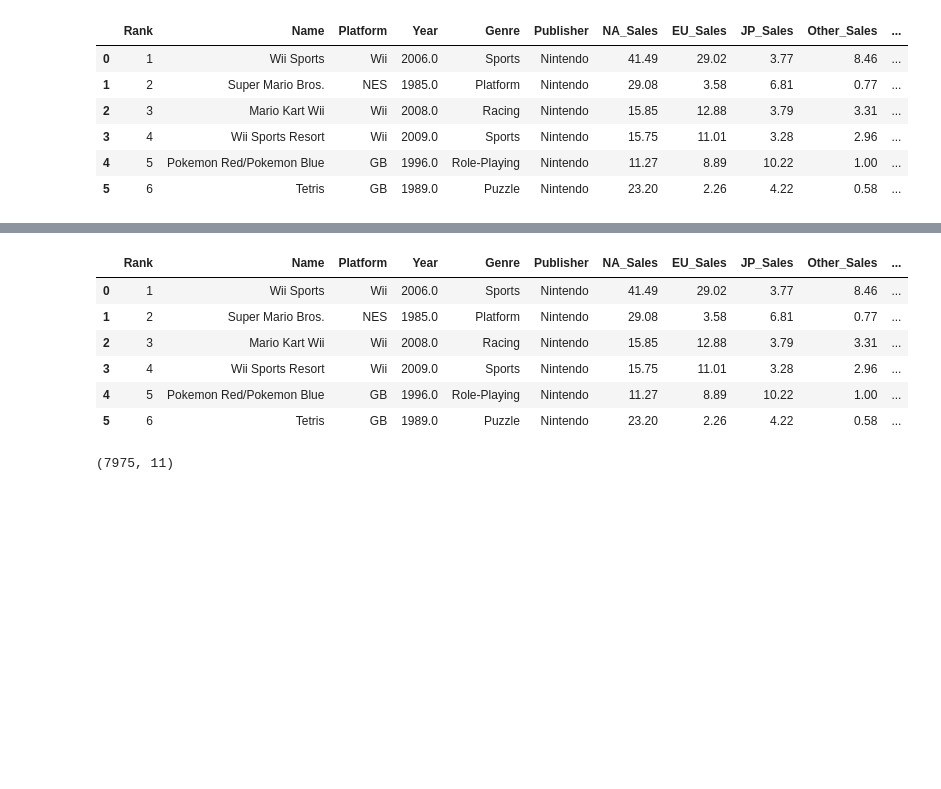
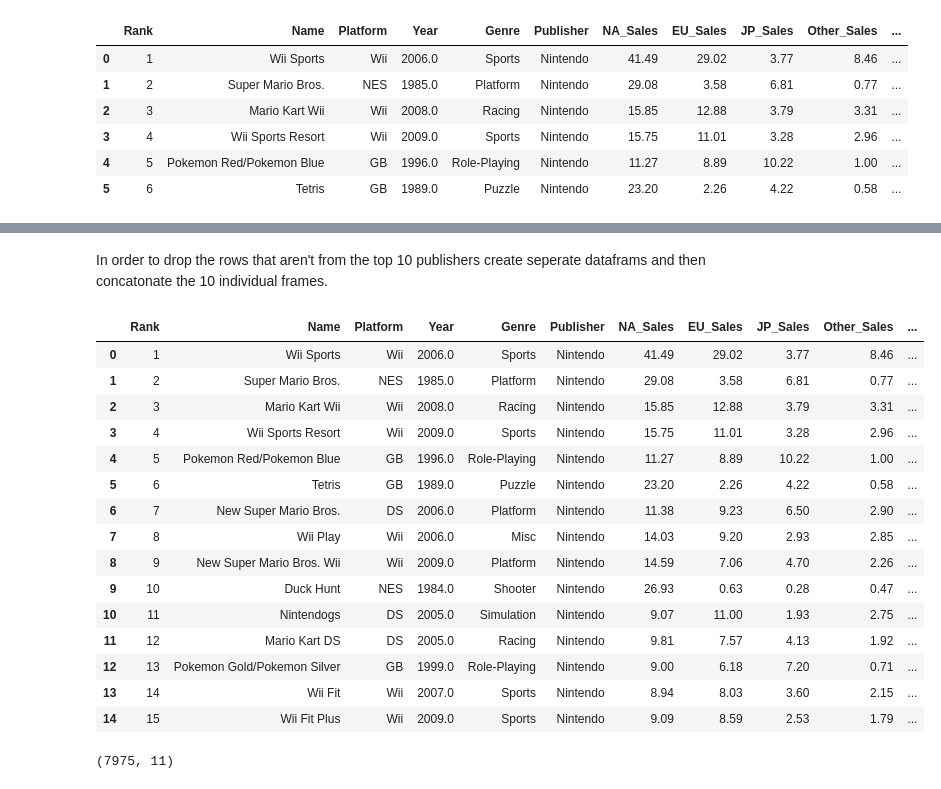
Before and after one commit to Keheira/ML-Project, a Jupyter notebook: Project.ipynb, the cells around one changed output, grey strips where cells are left out. Drawn from its saved outputs; the diff is of its cells as text; code cells hidden in the pictures; blank space fills up the shorter version.

```diff
--- a/Project.ipynb
+++ b/Project.ipynb
@@ -83,26 +96,36 @@ Name: Publisher, Length: 564, dtype: int64
+# %% [markdown]
+In order to drop the rows that aren't from the top 10 publishers create seperate dataframs and then concatonate the 10 individual frames.
 # %%
-#drop all rows that aren't in the top 10
 dfP1 = df[df.Publisher == 'Electronic Arts']
 dfP2 = df[df.Publisher == 'Activision']
 dfP3 = df[df.Publisher == 'Ubisoft']
 dfP4 = df[df.Publisher == 'Namco Bandai Games']
 dfP5 = df[df.Publisher == 'Konami Digital Entertainment']
 dfP6 = df[df.Publisher == 'THQ']
 dfP7 = df[df.Publisher == 'Nintendo']
 dfP8 = df[df.Publisher == 'Sony Computer Entertainment']
 dfP9 = df[df.Publisher == 'Sega']
 dfP10 = df[df.Publisher == 'Take-Two Interactive']
 df = pd.concat([dfP1,dfP2,dfP3,dfP4,dfP5,dfP6,dfP7,dfP8,dfP9,dfP10])
 df = df.sort_values('Rank',ascending=True)
-df.head(6)
+df.head(15)
 # %% [output]
 |  | Rank | Name | Platform | Year | Genre | Publisher | NA_Sales | EU_Sales | JP_Sales | Other_Sales | ... |
 | 0 | 1 | Wii Sports | Wii | 2006.0 | Sports | Nintendo | 41.49 | 29.02 | 3.77 | 8.46 | ... |
 | 1 | 2 | Super Mario Bros. | NES | 1985.0 | Platform | Nintendo | 29.08 | 3.58 | 6.81 | 0.77 | ... |
 | 2 | 3 | Mario Kart Wii | Wii | 2008.0 | Racing | Nintendo | 15.85 | 12.88 | 3.79 | 3.31 | ... |
 | 3 | 4 | Wii Sports Resort | Wii | 2009.0 | Sports | Nintendo | 15.75 | 11.01 | 3.28 | 2.96 | ... |
 | 4 | 5 | Pokemon Red/Pokemon Blue | GB | 1996.0 | Role-Playing | Nintendo | 11.27 | 8.89 | 10.22 | 1.00 | ... |
 | 5 | 6 | Tetris | GB | 1989.0 | Puzzle | Nintendo | 23.20 | 2.26 | 4.22 | 0.58 | ... |
+| 6 | 7 | New Super Mario Bros. | DS | 2006.0 | Platform | Nintendo | 11.38 | 9.23 | 6.50 | 2.90 | ... |
+| 7 | 8 | Wii Play | Wii | 2006.0 | Misc | Nintendo | 14.03 | 9.20 | 2.93 | 2.85 | ... |
+| 8 | 9 | New Super Mario Bros. Wii | Wii | 2009.0 | Platform | Nintendo | 14.59 | 7.06 | 4.70 | 2.26 | ... |
+| 9 | 10 | Duck Hunt | NES | 1984.0 | Shooter | Nintendo | 26.93 | 0.63 | 0.28 | 0.47 | ... |
+| 10 | 11 | Nintendogs | DS | 2005.0 | Simulation | Nintendo | 9.07 | 11.00 | 1.93 | 2.75 | ... |
+| 11 | 12 | Mario Kart DS | DS | 2005.0 | Racing | Nintendo | 9.81 | 7.57 | 4.13 | 1.92 | ... |
+| 12 | 13 | Pokemon Gold/Pokemon Silver | GB | 1999.0 | Role-Playing | Nintendo | 9.00 | 6.18 | 7.20 | 0.71 | ... |
+| 13 | 14 | Wii Fit | Wii | 2007.0 | Sports | Nintendo | 8.94 | 8.03 | 3.60 | 2.15 | ... |
+| 14 | 15 | Wii Fit Plus | Wii | 2009.0 | Sports | Nintendo | 9.09 | 8.59 | 2.53 | 1.79 | ... |
 # %%
 df.shape
 # %% [output]
```
Also changed, not shown: parts of 23 cells of this notebook.
